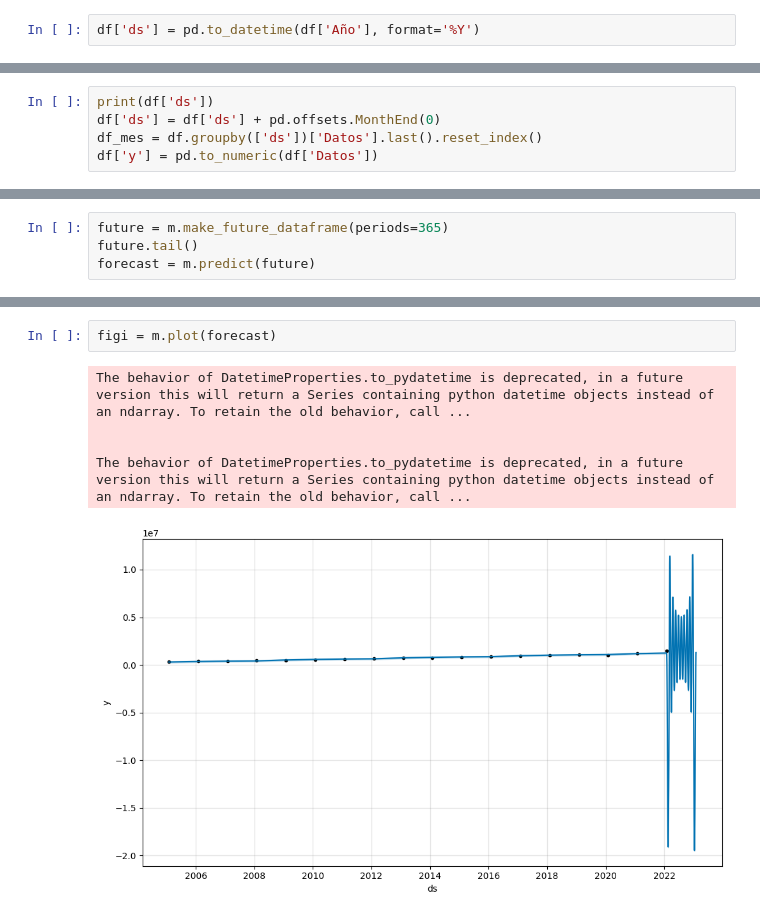
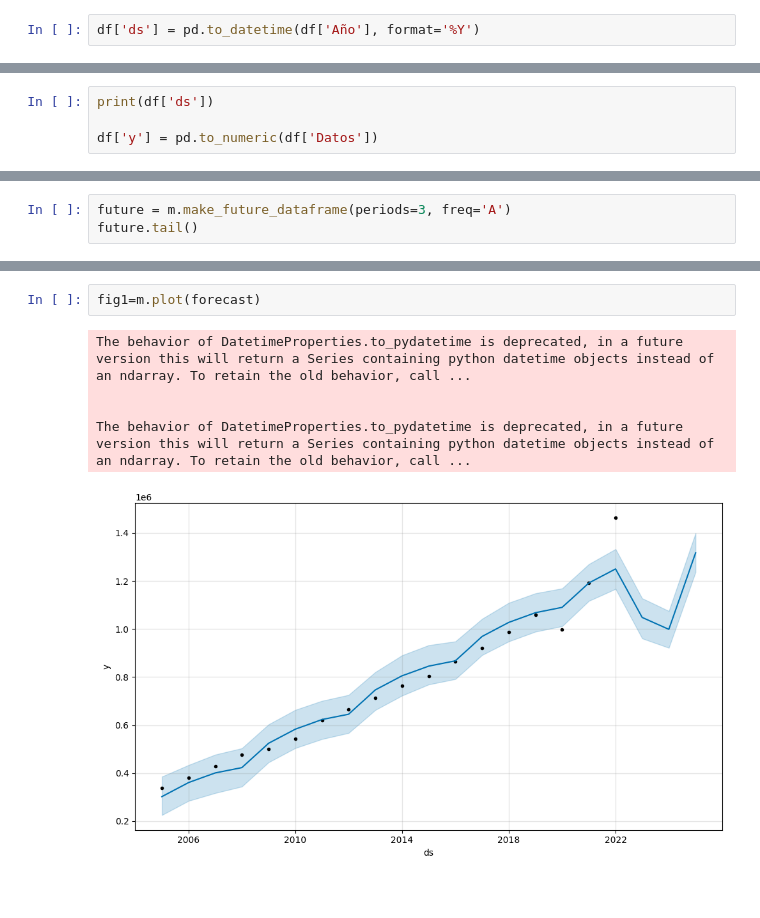
Before and after one commit to leowader/api-monitoreo-financiero, a Jupyter notebook: src/data/prediccionPIB.ipynb, the cells around one changed output, grey strips where cells are left out. Saved outputs shown, nothing was run; the diff lists cells and outputs as text.

```diff
--- a/src/data/prediccionPIB.ipynb
+++ b/src/data/prediccionPIB.ipynb
@@ -31,6 +39,5 @@ df['ds'] = pd.to_datetime(df['Año'], format='%Y')
 # %%
 print(df['ds'])
-df['ds'] = df['ds'] + pd.offsets.MonthEnd(0)
-df_mes = df.groupby(['ds'])['Datos'].last().reset_index()
+
 df['y'] = pd.to_numeric(df['Datos'])
 # %% [output]
@@ -84,5 +91,4 @@ m.fit(df)
 <prophet.forecaster.Prophet at 0x...>
 # %%
-future = m.make_future_dataframe(periods=365)
+future = m.make_future_dataframe(periods=3, freq='A')
 future.tail()
-forecast = m.predict(future)
@@ -105,8 +123,8 @@ forecast[['ds','yhat','yhat_lower','yhat_upper']]
 # %%
-figi = m.plot(forecast)
+fig1=m.plot(forecast)
 # %% [output]
 The behavior of DatetimeProperties.to_pydatetime is deprecated, in a future version this will return a Series containing python datetime objects instead of an ndarray. To retain the old behavior, call ...
 
 
 The behavior of DatetimeProperties.to_pydatetime is deprecated, in a future version this will return a Series containing python datetime objects instead of an ndarray. To retain the old behavior, call ...
-[figure, old version]
+[figure, new version]
```
Also changed, not shown: parts of 9 cells of this notebook, 1 other file.
